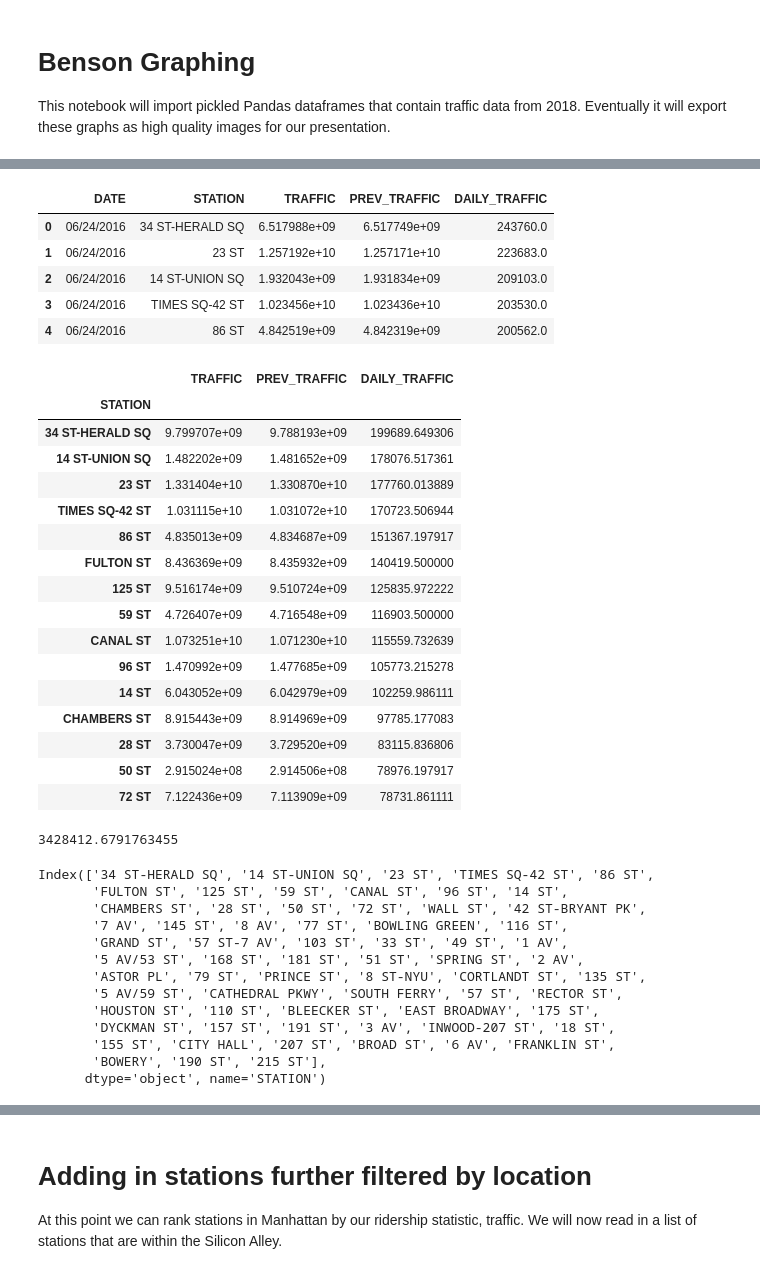
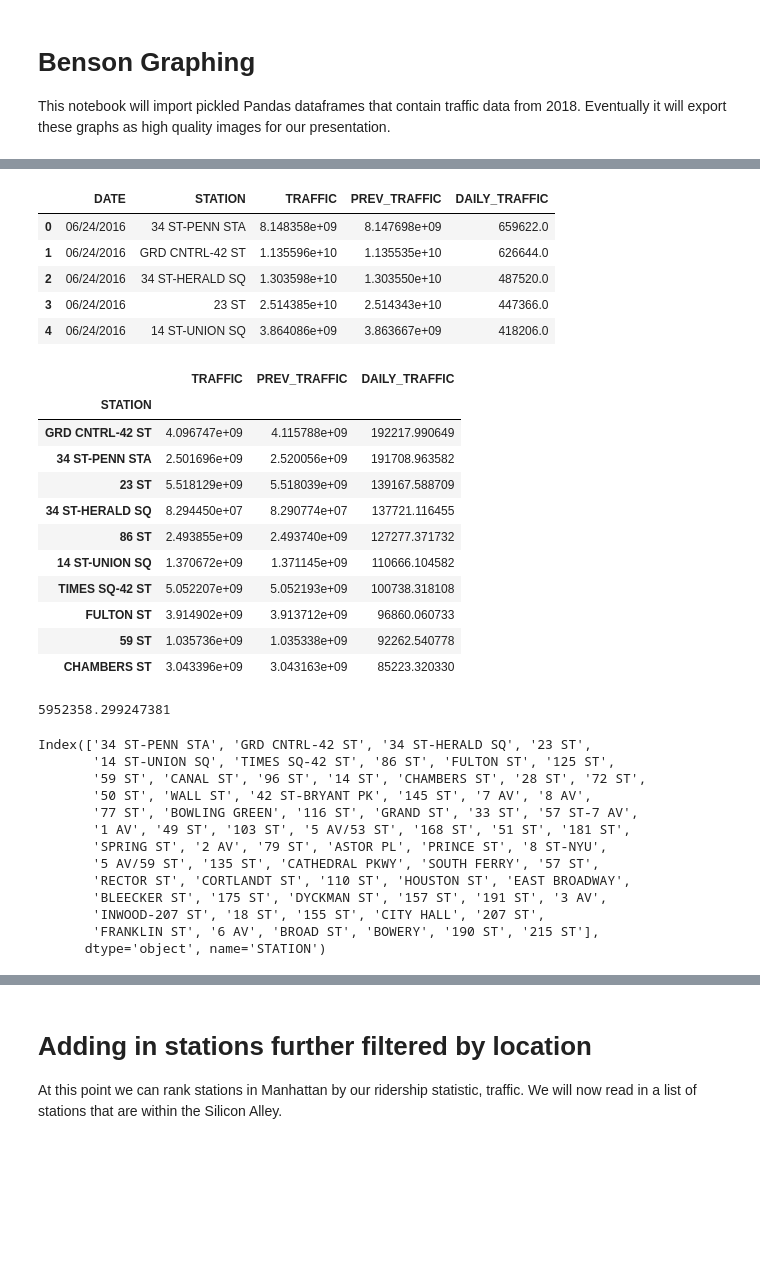
Before and after one commit to adamsxs/Metis_Project_1_MTA, a Jupyter notebook: Benson Visualization.ipynb, the cells around one changed output, grey strips where cells are left out. Cells and saved outputs as stored; diff of their text form; code cells hidden in the pictures; blank space fills up the shorter version.

```diff
--- a/Benson Visualization.ipynb
+++ b/Benson Visualization.ipynb
@@ -13,14 +13,11 @@ import pickle as pkl
 # for 3 months before the gala. Create dataset spanning
 # from 2016 to 2018
 
-df_2018 = pd.read_pickle('TrafficManhattanDF2018')
-df_2017 = pd.read_pickle('TrafficManhattanDF2017')
-df_2016 = pd.read_pickle('TrafficManhattanDF2016')
+df_2018 = pd.read_pickle('NewTrafficManhattanDF2018')
+df_2017 = pd.read_pickle('NewTrafficManhattanDF2017')
+df_2016 = pd.read_pickle('NewTrafficManhattanDF2016')
 
 df_traffic = pd.concat([df_2016, df_2017, df_2018])
-
-
-#TrafficManhattanDF.groupby(['C/A', 'UNIT', 'STATION', 'DATE']).sum().sort_values(['DAILY_TRAFFIC'], ascending=False
 # %%
 df_traffic.head()
 # %% [output]
@@ -31,59 +28,58 @@ df_traffic.head()
 | 3 | A002 | R051 | 02-00-00 | 59 ST | 03/24/2016 | 7485778.0 | 7484003.0 | 1775.0 | 59ST | ... |
 | 4 | A002 | R051 | 02-00-00 | 59 ST | 03/25/2016 | 7487324.0 | 7485778.0 | 1546.0 | 59ST | ... |
 # %%
+# Create dataframe that contains the daily traffic for every station in the turnstile data
 station_daily = df_traffic.groupby(['DATE', 'STATION']).sum()\
 .sort_values(['DATE','DAILY_TRAFFIC'], ascending = [False,False])\
 .reset_index()
 station_daily.head()
 # %% [output]
 |  | DATE | STATION | TRAFFIC | PREV_TRAFFIC | DAILY_TRAFFIC |
-| 0 | 06/24/2016 | 34 ST-HERALD SQ | 6.517988e+09 | 6.517749e+09 | 243760.0 |
-| 1 | 06/24/2016 | 23 ST | 1.257192e+10 | 1.257171e+10 | 223683.0 |
-| 2 | 06/24/2016 | 14 ST-UNION SQ | 1.932043e+09 | 1.931834e+09 | 209103.0 |
-| 3 | 06/24/2016 | TIMES SQ-42 ST | 1.023456e+10 | 1.023436e+10 | 203530.0 |
-| 4 | 06/24/2016 | 86 ST | 4.842519e+09 | 4.842319e+09 | 200562.0 |
+| 0 | 06/24/2016 | 34 ST-PENN STA | 8.148358e+09 | 8.147698e+09 | 659622.0 |
+| 1 | 06/24/2016 | GRD CNTRL-42 ST | 1.135596e+10 | 1.135535e+10 | 626644.0 |
+| 2 | 06/24/2016 | 34 ST-HERALD SQ | 1.303598e+10 | 1.303550e+10 | 487520.0 |
+| 3 | 06/24/2016 | 23 ST | 2.514385e+10 | 2.514343e+10 | 447366.0 |
+| 4 | 06/24/2016 | 14 ST-UNION SQ | 3.864086e+09 | 3.863667e+09 | 418206.0 |
 # %%
 #Get the average traffic per station over all days
 avg_daily = station_daily.groupby(['STATION']).mean().sort_values(['DAILY_TRAFFIC'], ascending = False)
-avg_daily.head(15)
+avg_daily.head(10)
+
+station_daily.groupby(['STATION']).std().sort_values(['DAILY_TRAFFIC'], ascending = False).head(10)
 # %% [output]
 |  | TRAFFIC | PREV_TRAFFIC | DAILY_TRAFFIC |
 | STATION |  |  |  |
-| 34 ST-HERALD SQ | 9.799707e+09 | 9.788193e+09 | 199689.649306 |
-| 14 ST-UNION SQ | 1.482202e+09 | 1.481652e+09 | 178076.517361 |
-| 23 ST | 1.331404e+10 | 1.330870e+10 | 177760.013889 |
-| TIMES SQ-42 ST | 1.031115e+10 | 1.031072e+10 | 170723.506944 |
-| 86 ST | 4.835013e+09 | 4.834687e+09 | 151367.197917 |
-| FULTON ST | 8.436369e+09 | 8.435932e+09 | 140419.500000 |
-| 125 ST | 9.516174e+09 | 9.510724e+09 | 125835.972222 |
-| 59 ST | 4.726407e+09 | 4.716548e+09 | 116903.500000 |
-| CANAL ST | 1.073251e+10 | 1.071230e+10 | 115559.732639 |
-| 96 ST | 1.470992e+09 | 1.477685e+09 | 105773.215278 |
-| 14 ST | 6.043052e+09 | 6.042979e+09 | 102259.986111 |
-| CHAMBERS ST | 8.915443e+09 | 8.914969e+09 | 97785.177083 |
-| 28 ST | 3.730047e+09 | 3.729520e+09 | 83115.836806 |
-| 50 ST | 2.915024e+08 | 2.914506e+08 | 78976.197917 |
-| 72 ST | 7.122436e+09 | 7.113909e+09 | 78731.861111 |
+| GRD CNTRL-42 ST | 4.096747e+09 | 4.115788e+09 | 192217.990649 |
+| 34 ST-PENN STA | 2.501696e+09 | 2.520056e+09 | 191708.963582 |
+| 23 ST | 5.518129e+09 | 5.518039e+09 | 139167.588709 |
+| 34 ST-HERALD SQ | 8.294450e+07 | 8.290774e+07 | 137721.116455 |
+| 86 ST | 2.493855e+09 | 2.493740e+09 | 127277.371732 |
+| 14 ST-UNION SQ | 1.370672e+09 | 1.371145e+09 | 110666.104582 |
+| TIMES SQ-42 ST | 5.052207e+09 | 5.052193e+09 | 100738.318108 |
+| FULTON ST | 3.914902e+09 | 3.913712e+09 | 96860.060733 |
+| 59 ST | 1.035736e+09 | 1.035338e+09 | 92262.540778 |
+| CHAMBERS ST | 3.043396e+09 | 3.043163e+09 | 85223.320330 |
 # %%
 # Calculate average total daily ridership (entries+exits)
+# This
 print(avg_daily['DAILY_TRAFFIC'].sum())
 
 # Determine dataframe row labels
 avg_daily.index
 # %% [output]
-3428412.6791763455
+5952358.299247381
-Index(['34 ST-HERALD SQ', '14 ST-UNION SQ', '23 ST', 'TIMES SQ-42 ST', '86 ST',
-       'FULTON ST', '125 ST', '59 ST', 'CANAL ST', '96 ST', '14 ST',
-       'CHAMBERS ST', '28 ST', '50 ST', '72 ST', 'WALL ST', '42 ST-BRYANT PK',
-       '7 AV', '145 ST', '8 AV', '77 ST', 'BOWLING GREEN', '116 ST',
-       'GRAND ST', '57 ST-7 AV', '103 ST', '33 ST', '49 ST', '1 AV',
-       '5 AV/53 ST', '168 ST', '181 ST', '51 ST', 'SPRING ST', '2 AV',
-       'ASTOR PL', '79 ST', 'PRINCE ST', '8 ST-NYU', 'CORTLANDT ST', '135 ST',
-       '5 AV/59 ST', 'CATHEDRAL PKWY', 'SOUTH FERRY', '57 ST', 'RECTOR ST',
-       'HOUSTON ST', '110 ST', 'BLEECKER ST', 'EAST BROADWAY', '175 ST',
-       'DYCKMAN ST', '157 ST', '191 ST', '3 AV', 'INWOOD-207 ST', '18 ST',
-       '155 ST', 'CITY HALL', '207 ST', 'BROAD ST', '6 AV', 'FRANKLIN ST',
-       'BOWERY', '190 ST', '215 ST'],
+Index(['34 ST-PENN STA', 'GRD CNTRL-42 ST', '34 ST-HERALD SQ', '23 ST',
+       '14 ST-UNION SQ', 'TIMES SQ-42 ST', '86 ST', 'FULTON ST', '125 ST',
+       '59 ST', 'CANAL ST', '96 ST', '14 ST', 'CHAMBERS ST', '28 ST', '72 ST',
+       '50 ST', 'WALL ST', '42 ST-BRYANT PK', '145 ST', '7 AV', '8 AV',
+       '77 ST', 'BOWLING GREEN', '116 ST', 'GRAND ST', '33 ST', '57 ST-7 AV',
+       '1 AV', '49 ST', '103 ST', '5 AV/53 ST', '168 ST', '51 ST', '181 ST',
+       'SPRING ST', '2 AV', '79 ST', 'ASTOR PL', 'PRINCE ST', '8 ST-NYU',
+       '5 AV/59 ST', '135 ST', 'CATHEDRAL PKWY', 'SOUTH FERRY', '57 ST',
+       'RECTOR ST', 'CORTLANDT ST', '110 ST', 'HOUSTON ST', 'EAST BROADWAY',
+       'BLEECKER ST', '175 ST', 'DYCKMAN ST', '157 ST', '191 ST', '3 AV',
+       'INWOOD-207 ST', '18 ST', '155 ST', 'CITY HALL', '207 ST',
+       'FRANKLIN ST', '6 AV', 'BROAD ST', 'BOWERY', '190 ST', '215 ST'],
       dtype='object', name='STATION')
 # %%
 #station_daily.loc[station_daily.STATION == 'TIMES SQ-42 ST']
```
Also changed, not shown: parts of 4 cells of this notebook, 8 other files.
